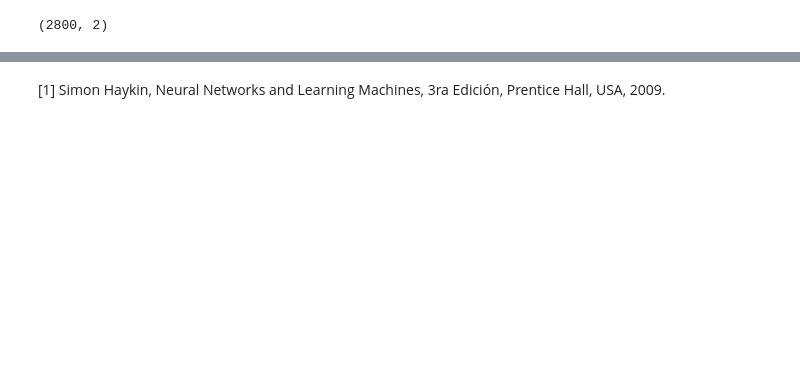
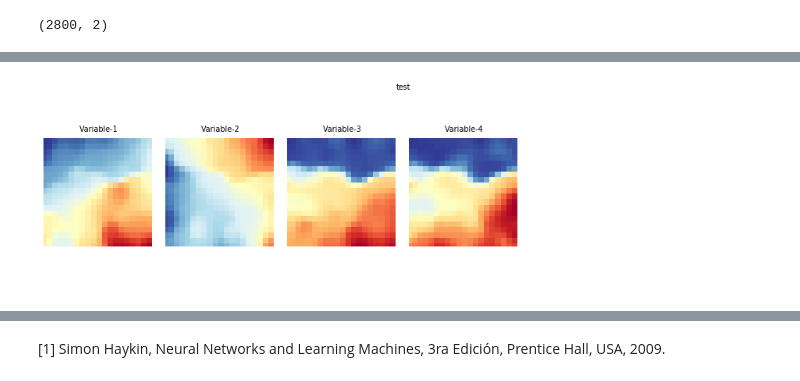
Before and after one commit to jdariasl/ML_2020, a Jupyter notebook: Clase 13 - Mapas Auto-Organizables.ipynb, the cells around one changed output, grey strips where cells are left out. Cells and saved outputs as stored; diff of their text form; code cells hidden in the pictures; blank space fills up the shorter version.

Commit message:
text changes

```diff
--- a/Clase 13 - Mapas Auto-Organizables.ipynb
+++ b/Clase 13 - Mapas Auto-Organizables.ipynb
@@ -200,0 +235,11 @@ UMAT = u.show(som, distance2=1, row_normalized=False, show_data=True, contooor=F
+# %%
+mapsize = [20,20]
+som = sompy.SOMFactory.build(X, mapsize, mask=None, mapshape='planar', lattice='rect', normalization='var', initialization='pca', neighborhood='gaussian', training='batch', name='sompy')  # this will use the default parameters, but i can change the initialization and neighborhood methods
+som.train(n_job=1, verbose=False, train_finetune_len=200)  # verbose='debug' will print more, and verbose=None wont print anything
+# %%
+v = sompy.mapview.View2DPacked(20, 20, 'test',text_size=8)
+# could be done in a one-liner: sompy.mapview.View2DPacked(300, 300, 'test').show(som)
+v.show(som, what='codebook', which_dim=[0,1,2,3], cmap=None, col_sz=6) #which_dim='all' default
+# v.save('2d_packed_test')
+# %% [output]
+[figure, added]
```
Also changed, not shown: parts of 12 cells of this notebook, 16 other files.
